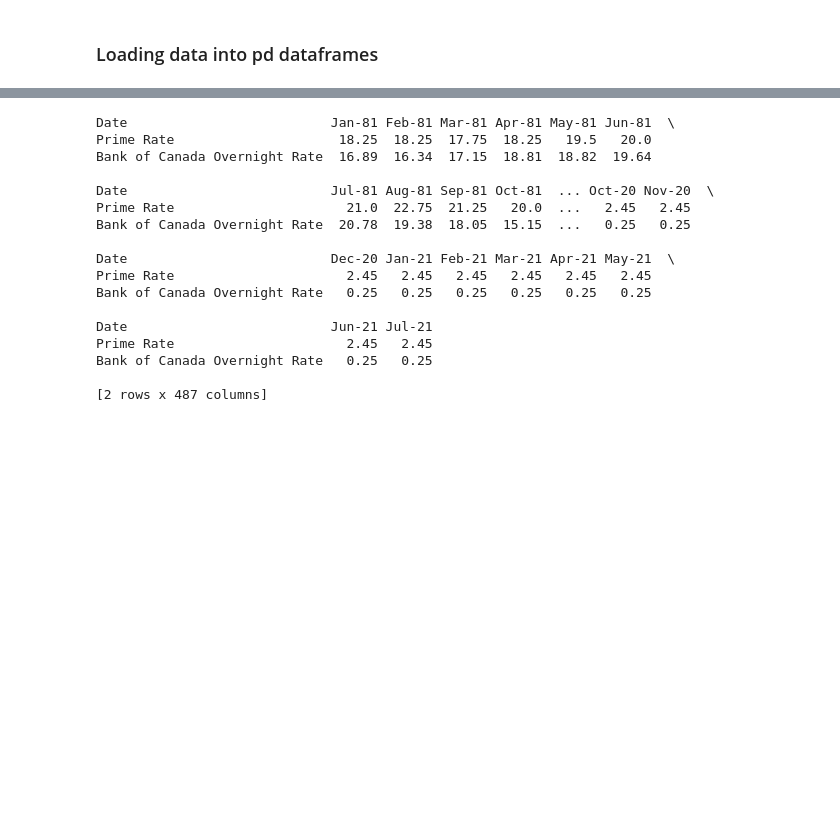
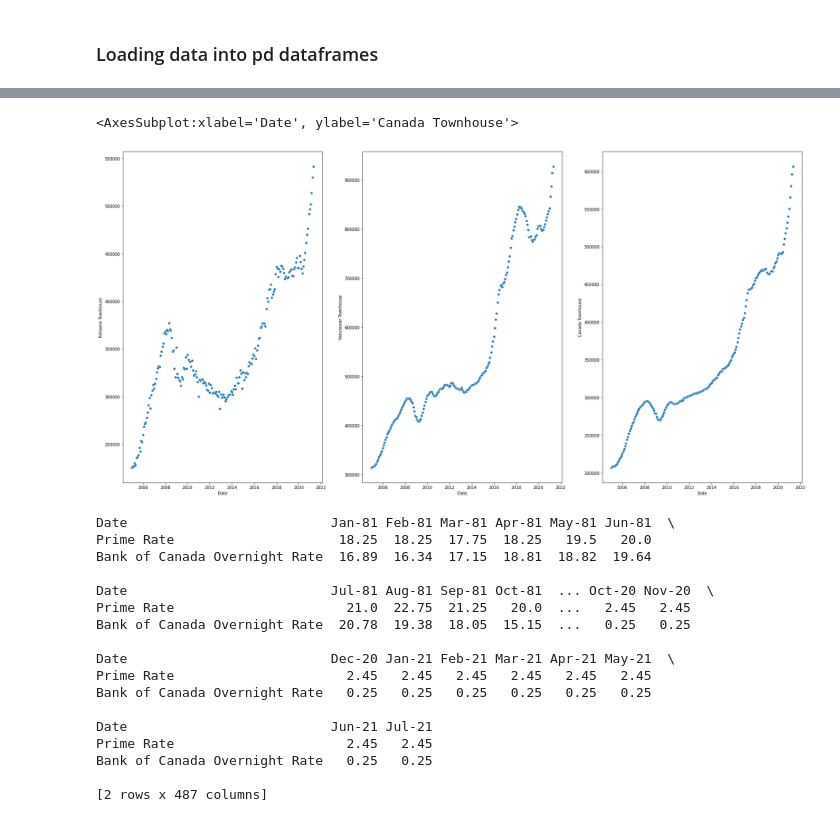
Before and after one commit to data301-2021-summer2/group-11-project, a Jupyter notebook: data/DataProcessingFunctions.ipynb, the cells around one changed output, grey strips where cells are left out. Saved outputs shown, nothing was run; the diff lists cells and outputs as text; code cells hidden in the pictures; blank space fills up the shorter version.

Commit message:
Added MLS HPI data and wrangled data from three regions into one dataframe

```diff
--- a/data/DataProcessingFunctions.ipynb
+++ b/data/DataProcessingFunctions.ipynb
@@ -18,6 +18,7 @@ StatCanBCHPI = []
 StatCanCanadaHPI = []
 CanadaPIR = []
 WorldBankData = []
+MLPSHPIData = []
 def loadStatCanCPI():
     StatCanCPI = pd.read_csv('./processed/preprocessed/Stat_Can_CPI_1985_to_Now.csv')
     StatCanCPI = StatCanCPI.set_index('Products and product groups 4')
@@ -47,15 +48,24 @@ def loadCanadaPrimeInterestRate():
     CanadaPIR.drop(index=CanadaPIR.index[0], axis=0, inplace=True)
     asdf = [col for col in CanadaPIR.columns if 'Jan' in col]
     asdf2 = []
-    print(asdf)
     for x in range(len(asdf)):
         if (int(asdf[x][4:6])) > 80:
              asdf2.append("19"+ asdf[x][4:6])
         elif int(asdf[x][4:6]) == 0 or int(asdf[x][4:6]) > 0:
             asdf2.append("20" + asdf[x][4:6])
-    print(asdf2)
     CanadaPIR = CanadaPIR[asdf].set_axis(asdf2, axis='columns')
     return CanadaPIR
+def loadMLSRegionalHPIData():
+    MLSHPIData = pd.read_excel('./processed/preprocessed/MLS HPI - Seasonally Adjusted.xlsx',sheet_name=['AGGREGATE', 'OKANAGAN_VALLEY','GREATER_VANCOUVER'], usecols=['Date', 'One_Storey_Benchmark_SA', 'Two_Storey_Benchmark_SA', 'Townhouse_Benchmark_SA', 'Apartment_Benchmark_SA'])
+    #Updating Keys for Clarity and alignment to research question
+    MLSHPIData['Vancouver'] = MLSHPIData.pop('GREATER_VANCOUVER')
+    MLSHPIData['Kelowna'] = MLSHPIData.pop('OKANAGAN_VALLEY')
+    MLSHPIData['Canada'] = MLSHPIData.pop('AGGREGATE')
+    for key in MLSHPIData.keys():
+        colRenameInfo=[key + " " + 'One Storey Home', key + " " + 'Two Storey Home', key + " "  + 'Townhouse', key + " " + 'Apartment']
+        MLSHPIData[key].set_index('Date',inplace=True)
+        MLSHPIData[key].set_axis(colRenameInfo,axis='columns',inplace=True)
+    return MLSHPIData['Vancouver'].join(MLSHPIData['Kelowna'].join(MLSHPIData['Canada']))
 def loadWorldBankData():
     WorldBankData = pd.read_csv('./processed/preprocessed/World Bank Data - Indicators.csv')
     WorldBankData = WorldBankData.set_index('Year')
@@ -68,10 +78,12 @@ def loadAll():
     StatCanCanadaHPI = loadStatCanCanadaHPIData()
     CanadaPIR = loadCanadaPrimeInterestRate()
     WorldBankData = loadWorldBankData()
-    dataFrames = [StatCanCPI, StatCanBCHPI, CanadaPIR, WorldBankData]
+    MLSHPIData = loadMLSRegionalHPIData()
+    dataFrames = [StatCanCPI, StatCanBCHPI, CanadaPIR, WorldBankData,MLSHPIData]
     return dataFrames
 ourData = loadAll()
 #Merging StatCanCPI and WorldBankData as both are yearly sets.
 masterDF = ourData[0].append(ourData[3].append(ourData[1].append(ourData[2]))).sort_index(axis=1).convert_dtypes(int)
 #collecting 2000 to 2021 data.
 masterDFFrom2000to2021 = masterDF.iloc[:, masterDF.shape[1]-22:masterDF.shape[1]-1]
+masterDFFrom1991to2021 = masterDF.iloc[:, masterDF.shape[1]-31:masterDF.shape[1]-1]
@@ -102,3 +90,15 @@ masterDFFrom2000to2021
+# %%
+ourData[4]
+
+fig, axs = plt.subplots(ncols=3)
+fig.set_figwidth(30)
+fig.set_figheight(15)
+sns.scatterplot(y=ourData[4]['Kelowna Townhouse'],x=ourData[4].index,data=ourData[4],ax=axs[0])
+sns.scatterplot(y=ourData[4]['Vancouver Townhouse'],x=ourData[4].index,data=ourData[4],ax=axs[1])
+sns.scatterplot(y=ourData[4]['Canada Townhouse'],x=ourData[4].index,data=ourData[4],ax=axs[2])
+# %% [output]
+<AxesSubplot:xlabel='Date', ylabel='Canada Townhouse'>
+[figure, added]
 # %%
 print(ourData[2].head())
 sns.set_theme()
```
Also changed, not shown: parts of 2 cells of this notebook, 1 other file.
